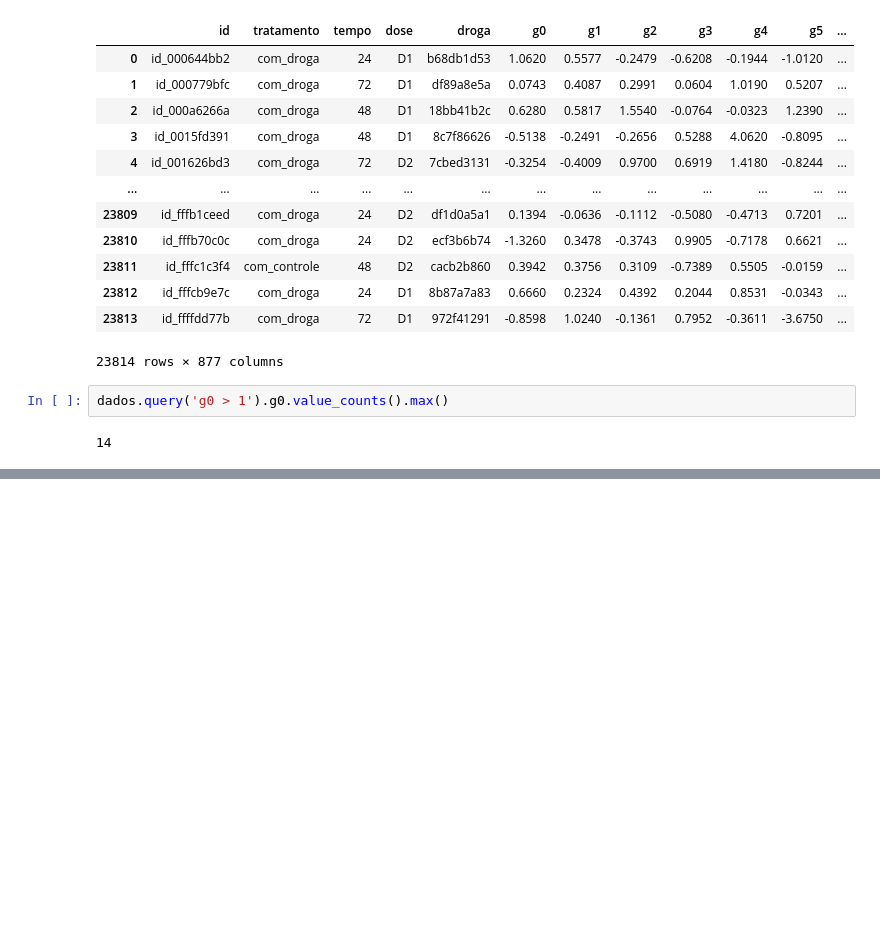
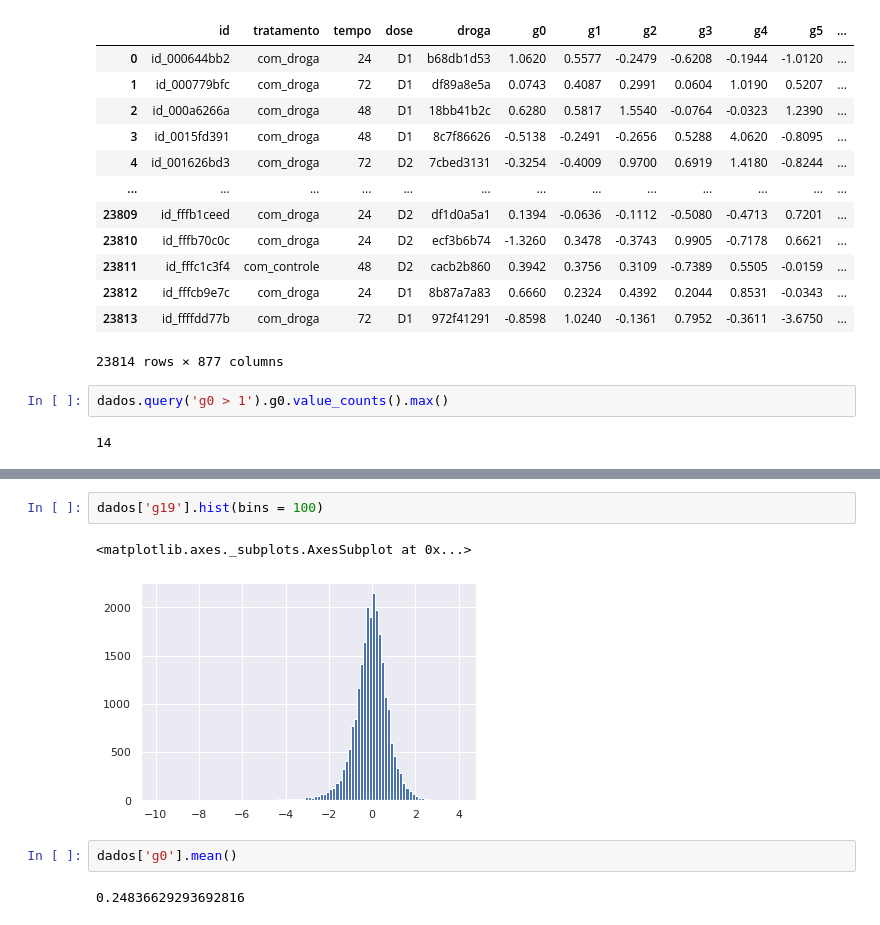
Before and after one commit to dai-ribeiro/alura, a Jupyter notebook: Imersão_de_Dados_Alura.ipynb, the cells around one changed output, grey strips where cells are left out. Cells and saved outputs as stored; diff of their text form; blank space fills up the shorter version.

```diff
--- a/Imersão_de_Dados_Alura.ipynb
+++ b/Imersão_de_Dados_Alura.ipynb
@@ -164,0 +263,9 @@ plt.show
+# %%
+dados['g19'].hist(bins = 100)
+# %% [output]
+<matplotlib.axes._subplots.AxesSubplot at 0x...>
+[figure, added]
+# %%
+dados['g0'].mean()
+# %% [output]
+0.24836629293692816
```
Also changed, not shown: parts of 54 cells of this notebook.
